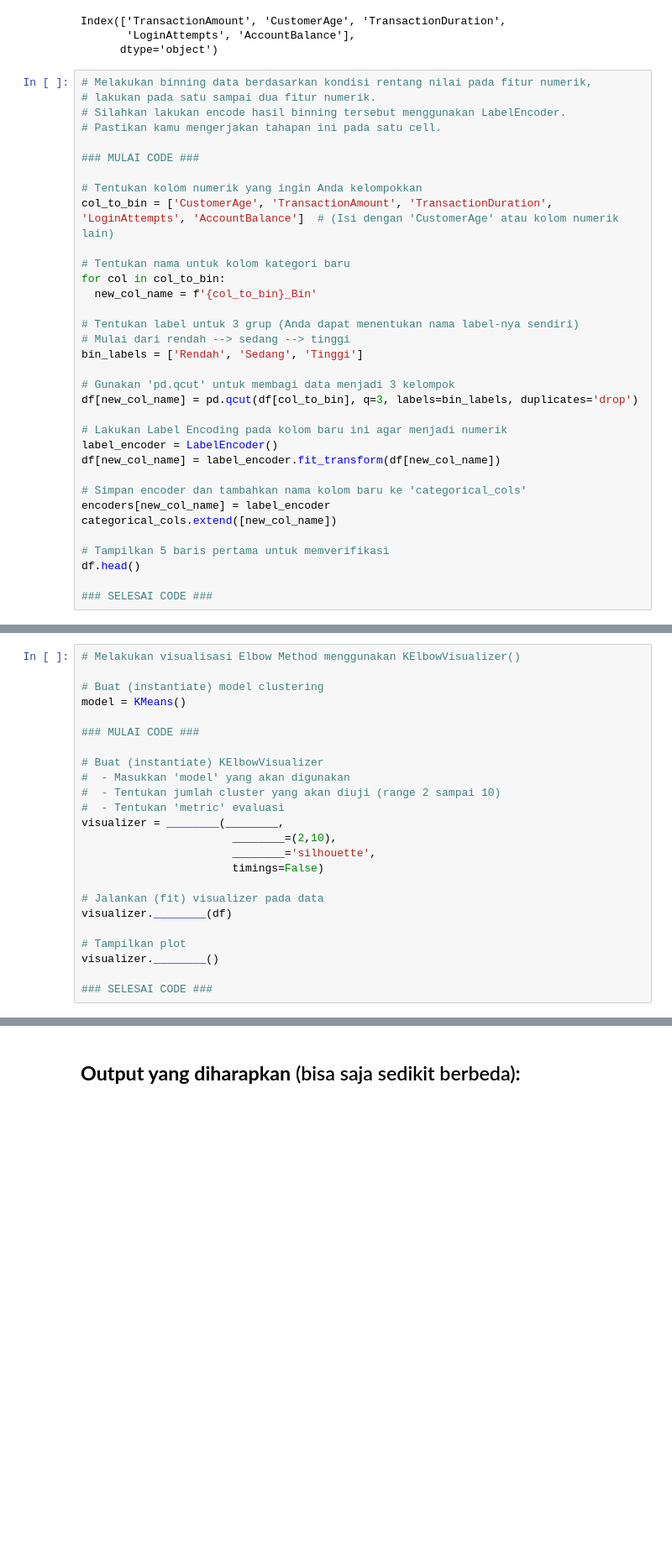
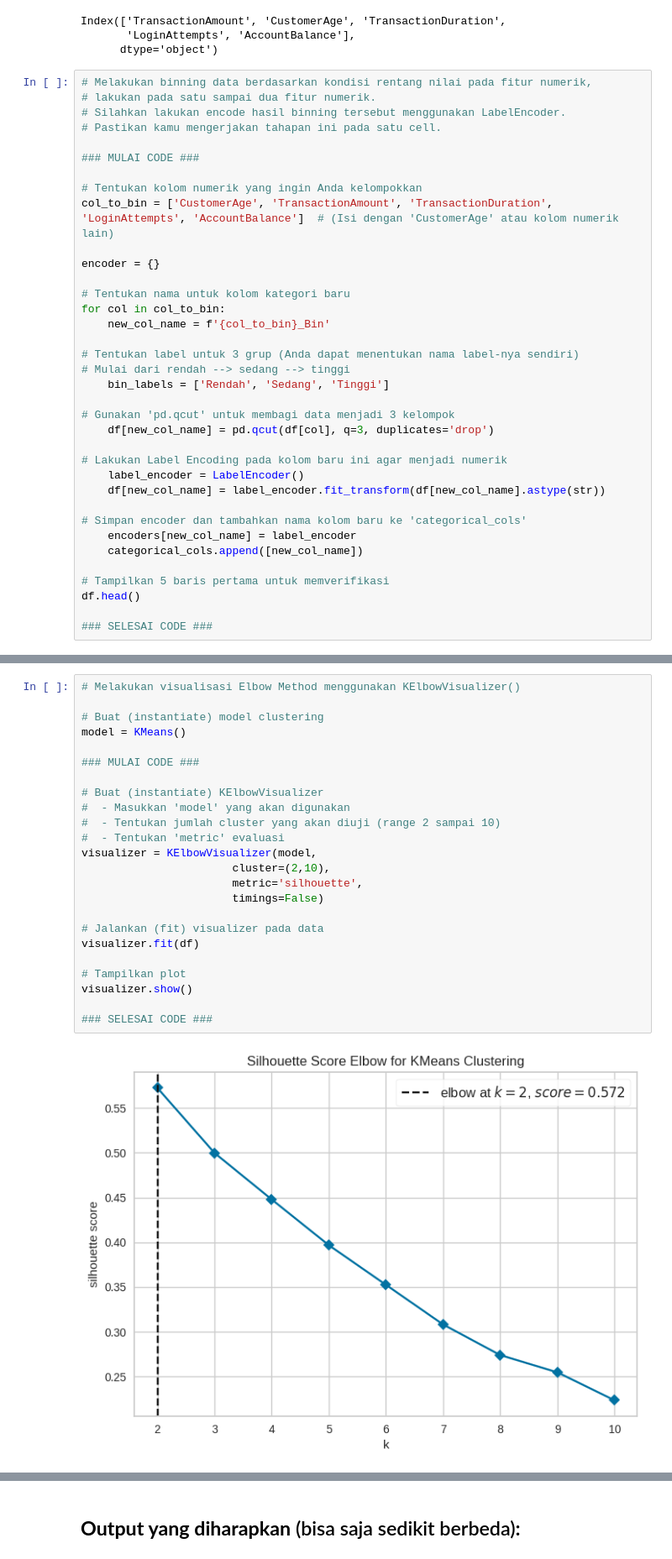
Before and after one commit to Bjirka13/Dicoding---AI-Engineer---Completion, a Jupyter notebook: AI Engineer/Notebook/[Clustering]_Submission_Akhir_BMLP_Frans Christiopan Hutapea.ipynb, the cells around one changed output, grey strips where cells are left out. Shown at 84% size. Saved outputs shown, nothing was run; the diff lists cells and outputs as text; blank space fills up the shorter version.

```diff
--- a/AI Engineer/Notebook/[Clustering]_Submission_Akhir_BMLP_Your_Name.ipynb
+++ b/AI Engineer/Notebook/[Clustering]_Submission_Akhir_BMLP_Frans Christiopan Hutapea.ipynb
@@ -506,24 +506,26 @@ Index(['TransactionAmount', 'CustomerAge', 'TransactionDuration',
 # Tentukan kolom numerik yang ingin Anda kelompokkan
 col_to_bin = ['CustomerAge', 'TransactionAmount', 'TransactionDuration', 'LoginAttempts', 'AccountBalance']  # (Isi dengan 'CustomerAge' atau kolom numerik lain)
 
+encoder = {}
+
 # Tentukan nama untuk kolom kategori baru
 for col in col_to_bin:
-  new_col_name = f'{col_to_bin}_Bin'
+    new_col_name = f'{col_to_bin}_Bin'
 
 # Tentukan label untuk 3 grup (Anda dapat menentukan nama label-nya sendiri)
 # Mulai dari rendah --> sedang --> tinggi
-bin_labels = ['Rendah', 'Sedang', 'Tinggi']
+    bin_labels = ['Rendah', 'Sedang', 'Tinggi']
 
 # Gunakan 'pd.qcut' untuk membagi data menjadi 3 kelompok
-df[new_col_name] = pd.qcut(df[col_to_bin], q=3, labels=bin_labels, duplicates='drop')
+    df[new_col_name] = pd.qcut(df[col], q=3, duplicates='drop')
 
 # Lakukan Label Encoding pada kolom baru ini agar menjadi numerik
-label_encoder = LabelEncoder()
-df[new_col_name] = label_encoder.fit_transform(df[new_col_name])
+    label_encoder = LabelEncoder()
+    df[new_col_name] = label_encoder.fit_transform(df[new_col_name].astype(str))
 
 # Simpan encoder dan tambahkan nama kolom baru ke 'categorical_cols'
-encoders[new_col_name] = label_encoder
-categorical_cols.extend([new_col_name])
+    encoders[new_col_name] = label_encoder
+    categorical_cols.append([new_col_name])
 
 # Tampilkan 5 baris pertama untuk memverifikasi
 df.head()
@@ -555,24 +572,26 @@ df_used.________()
 # %%
 # Melakukan visualisasi Elbow Method menggunakan KElbowVisualizer()
 
 # Buat (instantiate) model clustering
 model = KMeans()
 
 ### MULAI CODE ###
 
 # Buat (instantiate) KElbowVisualizer
 #  - Masukkan 'model' yang akan digunakan
 #  - Tentukan jumlah cluster yang akan diuji (range 2 sampai 10)
 #  - Tentukan 'metric' evaluasi
-visualizer = ________(________,
-                       ________=(2,10),
-                       ________='silhouette',
+visualizer = KElbowVisualizer(model,
+                       cluster=(2,10),
+                       metric='silhouette',
                        timings=False)
 
 # Jalankan (fit) visualizer pada data
-visualizer.________(df)
+visualizer.fit(df)
 
 # Tampilkan plot
-visualizer.________()
+visualizer.show()
 
 ### SELESAI CODE ###
+# %% [output]
+[figure, added]
```
Also changed, not shown: parts of 9 cells of this notebook.
